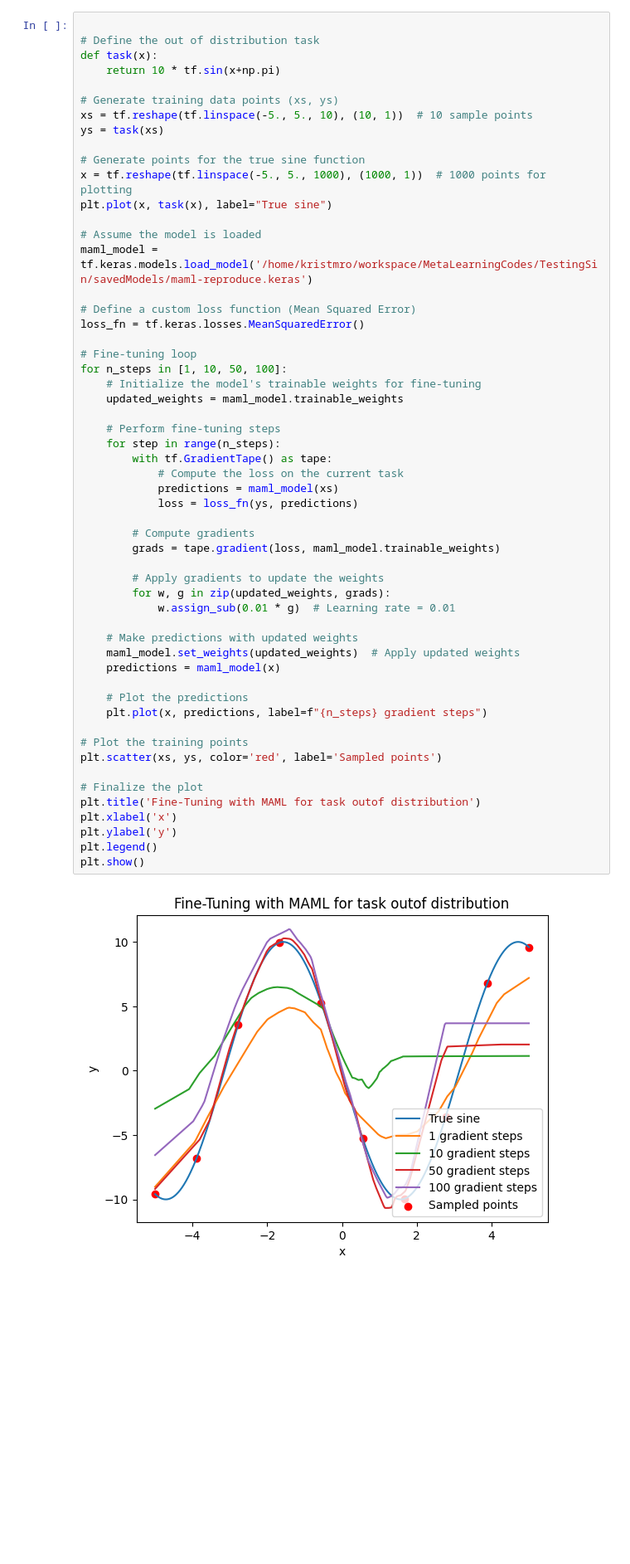
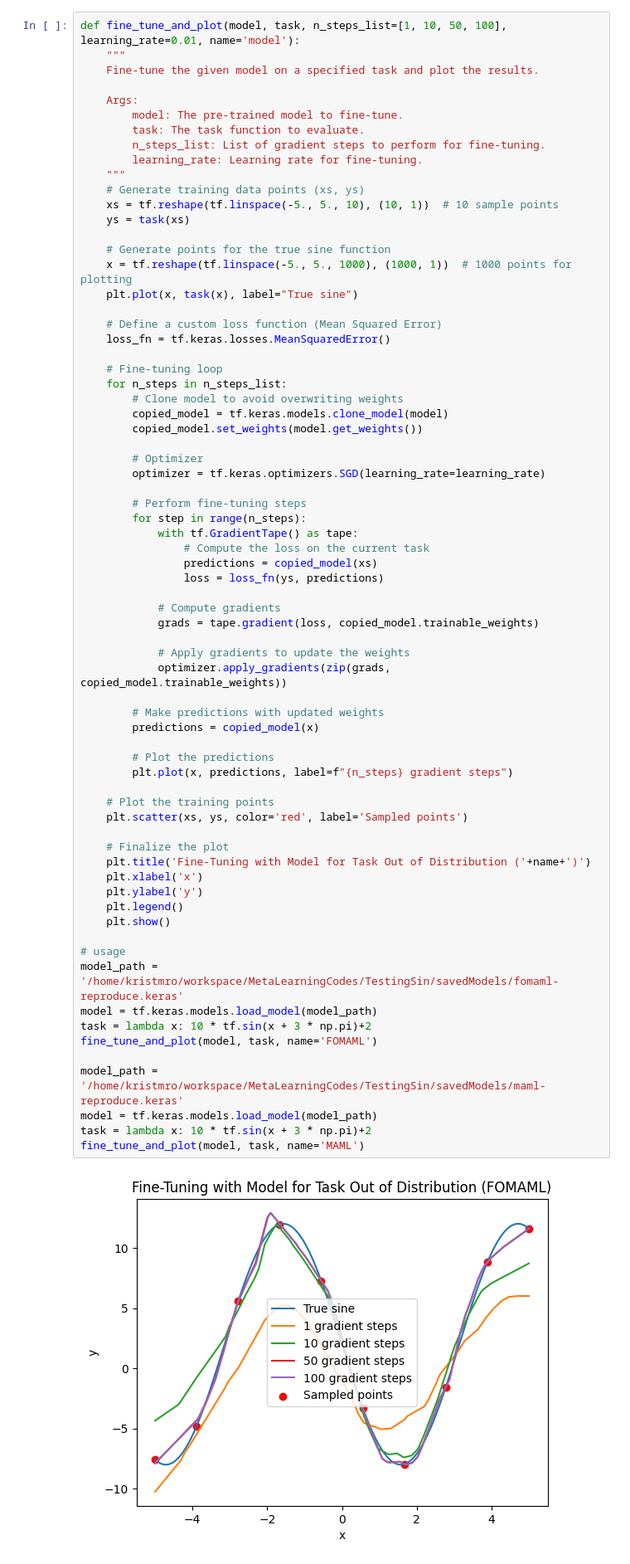
Before and after one commit to kristmro/testingSin, a Jupyter notebook: ground/run.ipynb, the cells around one changed output. Shown at 83% size. Saved outputs shown, nothing was run; the diff lists cells and outputs as text; blank space fills up the shorter version.

```diff
--- a/ground/run.ipynb
+++ b/ground/run.ipynb
@@ -409,57 +428,72 @@ Evaluating Basline...
 # %%
+def fine_tune_and_plot(model, task, n_steps_list=[1, 10, 50, 100], learning_rate=0.01, name='model'):
+    """
+    Fine-tune the given model on a specified task and plot the results.
 
-# Define the out of distribution task
-def task(x):
-    return 10 * tf.sin(x+np.pi)
+    Args:
+        model: The pre-trained model to fine-tune.
+        task: The task function to evaluate.
+        n_steps_list: List of gradient steps to perform for fine-tuning.
+        learning_rate: Learning rate for fine-tuning.
+    """
+    # Generate training data points (xs, ys)
+    xs = tf.reshape(tf.linspace(-5., 5., 10), (10, 1))  # 10 sample points
+    ys = task(xs)
 
-# Generate training data points (xs, ys)
-xs = tf.reshape(tf.linspace(-5., 5., 10), (10, 1))  # 10 sample points
-ys = task(xs)
+    # Generate points for the true sine function
+    x = tf.reshape(tf.linspace(-5., 5., 1000), (1000, 1))  # 1000 points for plotting
+    plt.plot(x, task(x), label="True sine")
 
-# Generate points for the true sine function
-x = tf.reshape(tf.linspace(-5., 5., 1000), (1000, 1))  # 1000 points for plotting
-plt.plot(x, task(x), label="True sine")
+    # Define a custom loss function (Mean Squared Error)
+    loss_fn = tf.keras.losses.MeanSquaredError()
 
-# Assume the model is loaded
-maml_model = tf.keras.models.load_model('/home/kristmro/workspace/MetaLearningCodes/TestingSin/savedModels/maml-reproduce.keras')
+    # Fine-tuning loop
+    for n_steps in n_steps_list:
+        # Clone model to avoid overwriting weights
+        copied_model = tf.keras.models.clone_model(model)
+        copied_model.set_weights(model.get_weights())
 
-# Define a custom loss function (Mean Squared Error)
-loss_fn = tf.keras.losses.MeanSquaredError()
+        # Optimizer
+        optimizer = tf.keras.optimizers.SGD(learning_rate=learning_rate)
 
-# Fine-tuning loop
-for n_steps in [1, 10, 50, 100]:
-    # Initialize the model's trainable weights for fine-tuning
-    updated_weights = maml_model.trainable_weights
+        # Perform fine-tuning steps
+        for step in range(n_steps):
+            with tf.GradientTape() as tape:
+                # Compute the loss on the current task
+                predictions = copied_model(xs)
+                loss = loss_fn(ys, predictions)
 
-    # Perform fine-tuning steps
-    for step in range(n_steps):
-        with tf.GradientTape() as tape:
-            # Compute the loss on the current task
-            predictions = maml_model(xs)
-            loss = loss_fn(ys, predictions)
+            # Compute gradients
+            grads = tape.gradient(loss, copied_model.trainable_weights)
 
-        # Compute gradients
-        grads = tape.gradient(loss, maml_model.trainable_weights)
+            # Apply gradients to update the weights
+            optimizer.apply_gradients(zip(grads, copied_model.trainable_weights))
 
-        # Apply gradients to update the weights
-        for w, g in zip(updated_weights, grads):
-            w.assign_sub(0.01 * g)  # Learning rate = 0.01
+        # Make predictions with updated weights
+        predictions = copied_model(x)
 
-    # Make predictions with updated weights
-    maml_model.set_weights(updated_weights)  # Apply updated weights
-    predictions = maml_model(x)
+        # Plot the predictions
+        plt.plot(x, predictions, label=f"{n_steps} gradient steps")
 
-    # Plot the predictions
-    plt.plot(x, predictions, label=f"{n_steps} gradient steps")
+    # Plot the training points
+    plt.scatter(xs, ys, color='red', label='Sampled points')
 
-# Plot the training points
-plt.scatter(xs, ys, color='red', label='Sampled points')
+    # Finalize the plot
+    plt.title('Fine-Tuning with Model for Task Out of Distribution ('+name+')')
+    plt.xlabel('x')
+    plt.ylabel('y')
+    plt.legend()
+    plt.show()
 
-# Finalize the plot
-plt.title('Fine-Tuning with MAML for task outof distribution')
-plt.xlabel('x')
-plt.ylabel('y')
-plt.legend()
-plt.show()
+# usage
+model_path = '/home/kristmro/workspace/MetaLearningCodes/TestingSin/savedModels/fomaml-reproduce.keras'
+model = tf.keras.models.load_model(model_path)
+task = lambda x: 10 * tf.sin(x + 3 * np.pi)+2
+fine_tune_and_plot(model, task, name='FOMAML')
+
+model_path = '/home/kristmro/workspace/MetaLearningCodes/TestingSin/savedModels/maml-reproduce.keras'
+model = tf.keras.models.load_model(model_path)
+task = lambda x: 10 * tf.sin(x + 3 * np.pi)+2
+fine_tune_and_plot(model, task, name='MAML')
 # %% [output]
-[figure, old version]
+[figure, new version]
```
Also changed, not shown: parts of 18 cells of this notebook, 15 other files.
